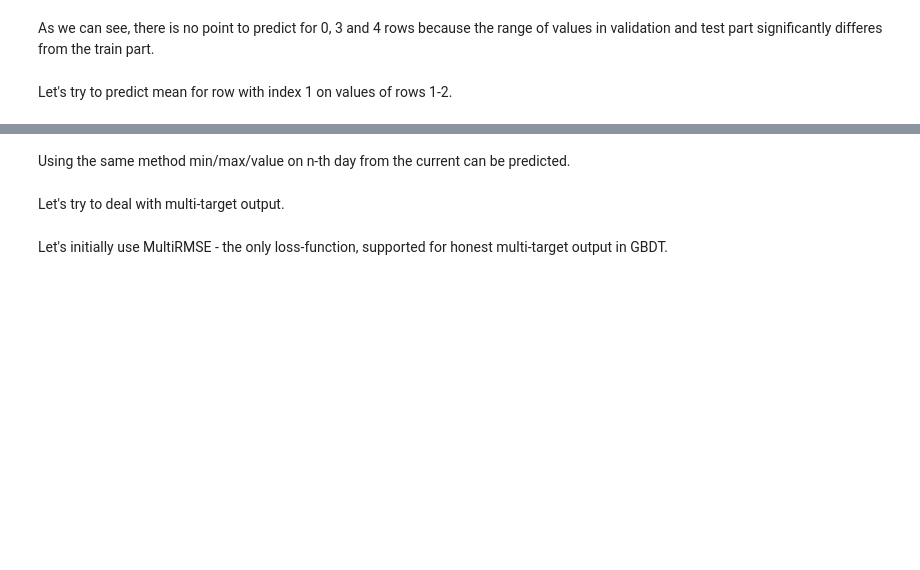
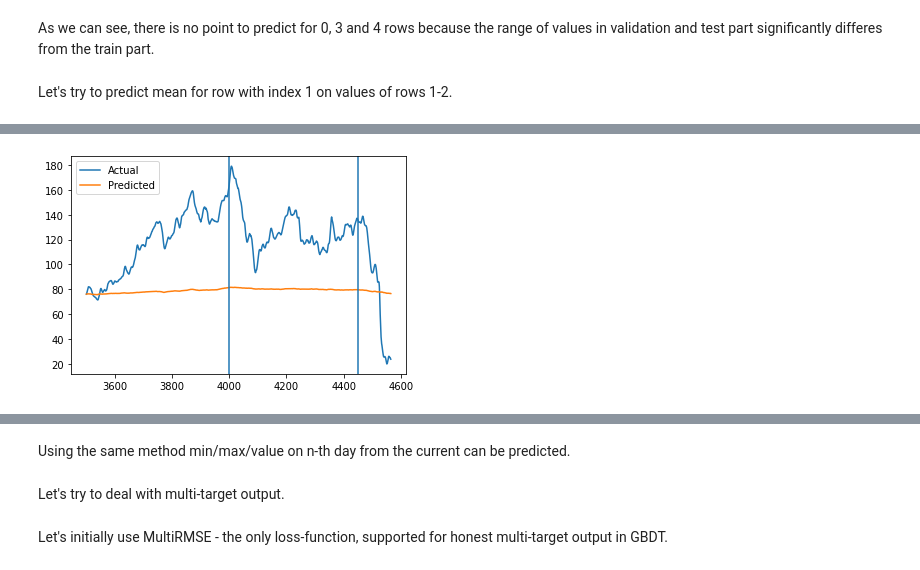
Before and after one commit to nickpon/ruble_oil_prediction, a Jupyter notebook: experiments/CatBoost experiments.ipynb, the cells around one changed output, grey strips where cells are left out. Drawn from its saved outputs; the diff is of its cells as text; code cells hidden in the pictures; blank space fills up the shorter version.

```diff
--- a/experiments/CatBoost experiments.ipynb
+++ b/experiments/CatBoost experiments.ipynb
@@ -126,0 +197,10 @@ mae_union_catboost_eval.plot_union(
+# %%
+#Linear
+mae_union_catboost_eval.plot_union(
+    train_horizon=7,
+    pred_horizon=7,
+    start_ind=3500,
+    end_ind=None,
+)
+# %% [output]
+[figure, added]
```
Also changed, not shown: parts of 30 cells of this notebook, 8 other files.
